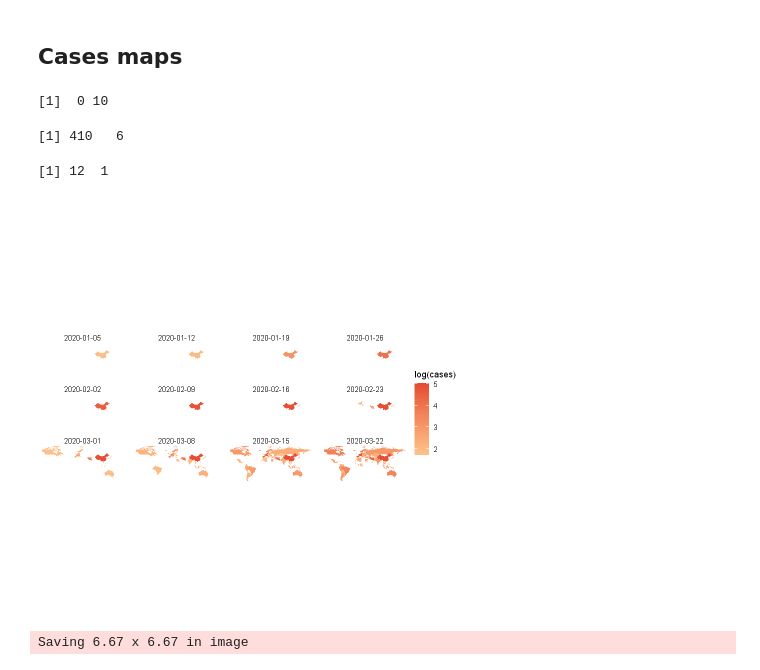
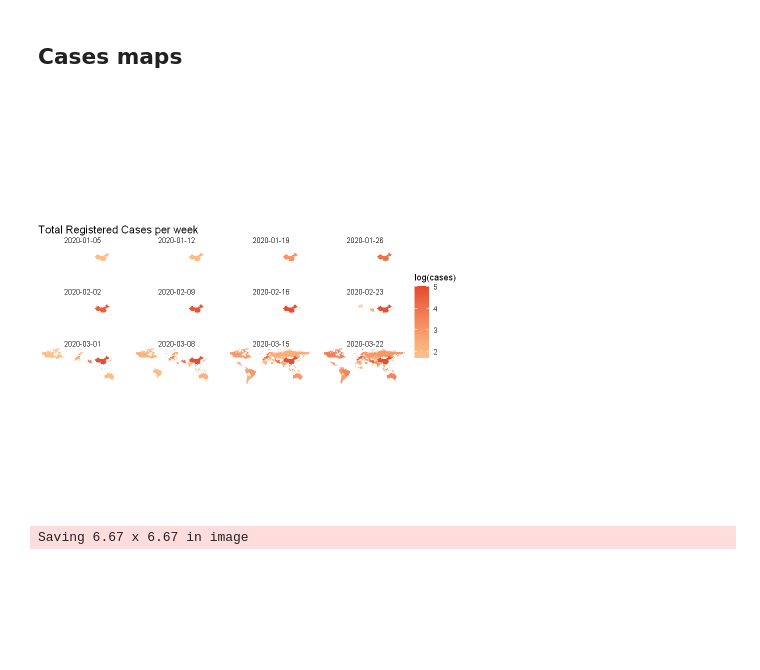
Before and after one commit to notblank/Curso-Stat-Public, a Jupyter notebook: Cursos/Temas Extra/Covid.ipynb, the cells around one changed output. Cells and saved outputs as stored; diff of their text form; code cells hidden in the pictures; blank space fills up the shorter version.

Commit message:
COVIDmaps

```diff
--- a/Cursos/Temas Extra/Covid.ipynb
+++ b/Cursos/Temas Extra/Covid.ipynb
@@ -278,26 +278,23 @@ COVID_maps <-
             ungroup() %>%
             filter(total_cases > 50)
 # %%
-COVID_maps %>% filter(Country == "Afghanistan", date == "2020-03-01") %>% dim()
-world %>% filter(region == "Afghanistan") %>% dim()
-COVID_maps %>% distinct(date) %>% dim()
+#COVID_maps %>% filter(Country == "Afghanistan", date == "2020-03-01") %>% dim()
+#world %>% filter(region == "Afghanistan") %>% dim()
+#COVID_maps %>% distinct(date) %>% dim()
-# %% [output]
-[1]  0 10
-[1] 410   6
-[1] 12  1
 # %%
 world_cases_week <-
     ggplot(COVID_maps, aes(long, lat, group = group, fill = log(total_cases, base = 10))) +
         geom_polygon() +
         scale_fill_gradient2(low = '#fee8c8', mid = "#fdbb84",high = '#e34a33', midpoint = 2) +
         facet_wrap(~date) +
         coord_quickmap() +
-        labs(fill = "log(cases)") +
+        labs(fill = "log(cases)",
+             title = "Total Registered Cases per week") +
         theme_void()
 
 world_cases_week
 # %% [output]
-[figure, old version]
+[figure, new version]
 # %%
 ggsave(filename="world_cases_week.png",
        plot=world_cases_week,
```
Also changed, not shown: parts of 1 cell of this notebook.
